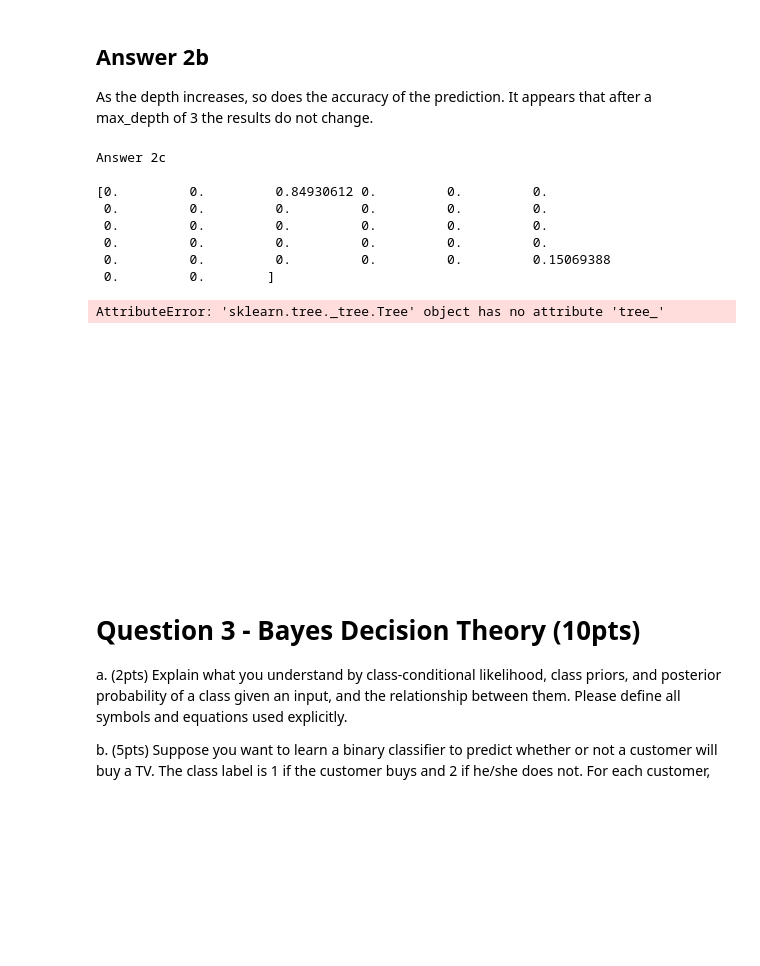
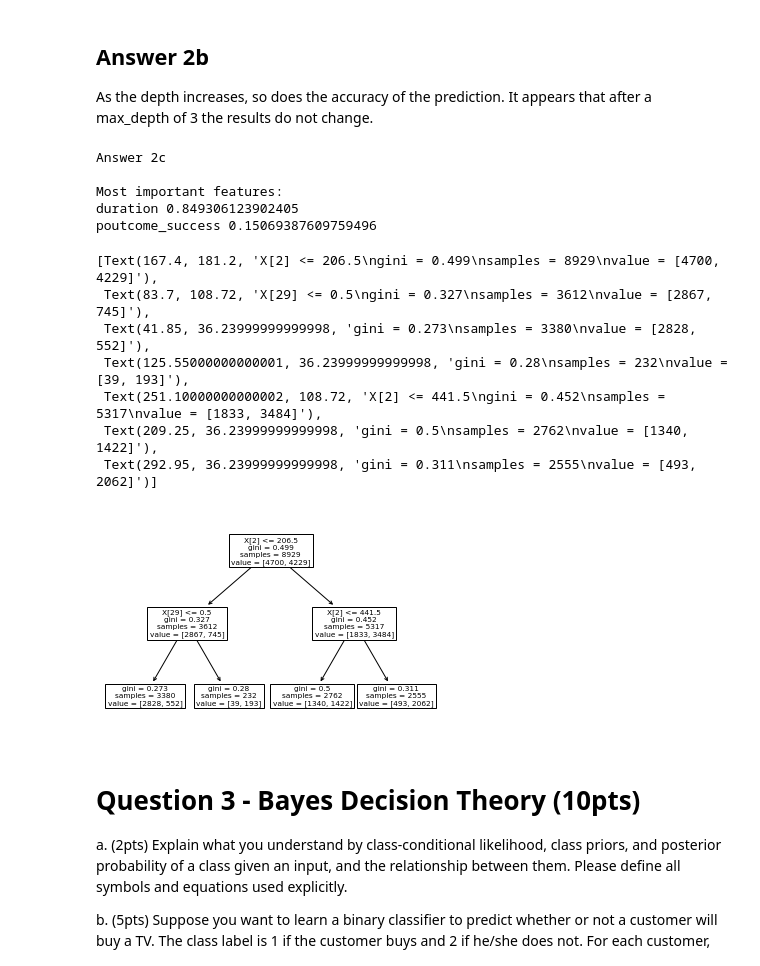
Before and after one commit to alexlisa9/HW3_EE461P, a Jupyter notebook: hw3.ipynb, the cells around one changed output. Cells and saved outputs as stored; diff of their text form; code cells hidden in the pictures; blank space fills up the shorter version.

```diff
--- a/hw3.ipynb
+++ b/hw3.ipynb
@@ -360,28 +361,39 @@ As the depth increases, so does the accuracy of the prediction. It appears that
 # %%
 #Answer 2c
 print("Answer 2c\n")
 
 from sklearn import tree
 
 clf = DecisionTreeClassifier(criterion = "gini", max_depth = 2, random_state = 0)
 clf.fit(X_train, Y_train)
 
+# Most important features
+labels = X_train.columns.values
 feature_importances = clf.feature_importances_
-print(feature_importances)
+n = len(labels)
 
-model_tree = clf.tree_
-tree.plot_tree(model_tree)
+print("Most important features:")
+for i in range(0,n):
+    importance = feature_importances[i]
+    if(importance > 0):
+        print(labels[i], importance)
+
+#Plot tree
+tree.plot_tree(clf)
 # %% [output]
 Answer 2c
 
-[0.         0.         0.84930612 0.         0.         0.
- 0.         0.         0.         0.         0.         0.
- 0.         0.         0.         0.         0.         0.
- 0.         0.         0.         0.         0.         0.
- 0.         0.         0.         0.         0.         0.15069388
- 0.         0.        ]
+Most important features:
+duration 0.849306123902405
+poutcome_success 0.15069387609759496
-AttributeError: 'sklearn.tree._tree.Tree' object has no attribute 'tree_'
+[Text(167.4, 181.2, 'X[2] <= 206.5\ngini = 0.499\nsamples = 8929\nvalue = [4700, 4229]'),
+ Text(83.7, 108.72, 'X[29] <= 0.5\ngini = 0.327\nsamples = 3612\nvalue = [2867, 745]'),
+ Text(41.85, 36.23999999999998, 'gini = 0.273\nsamples = 3380\nvalue = [2828, 552]'),
+ Text(125.55000000000001, 36.23999999999998, 'gini = 0.28\nsamples = 232\nvalue = [39, 193]'),
+ Text(251.10000000000002, 108.72, 'X[2] <= 441.5\ngini = 0.452\nsamples = 5317\nvalue = [1833, 3484]'),
+ Text(209.25, 36.23999999999998, 'gini = 0.5\nsamples = 2762\nvalue = [1340, 1422]'),
+ Text(292.95, 36.23999999999998, 'gini = 0.311\nsamples = 2555\nvalue = [493, 2062]')]
-[figure, old version]
+[figure, new version]
 # %%
 #Answer 2d
 print("Answer 2d\n")
```
